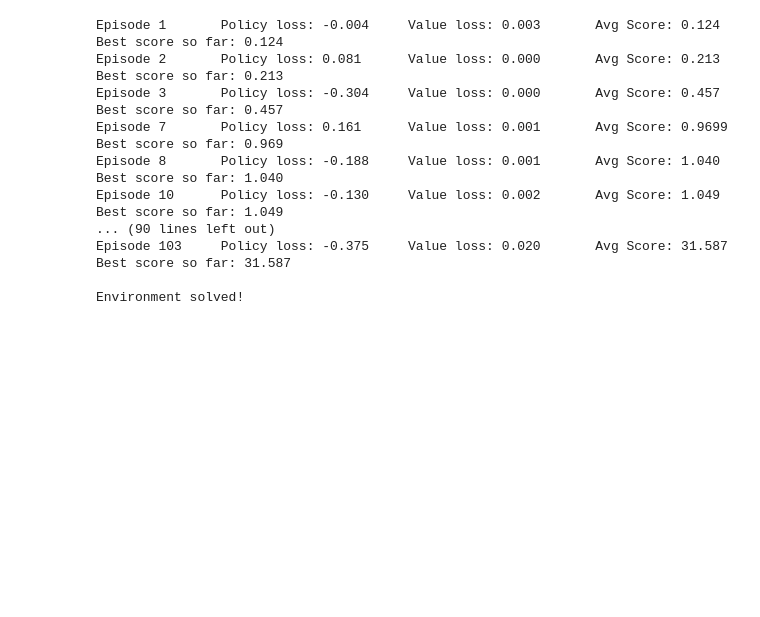
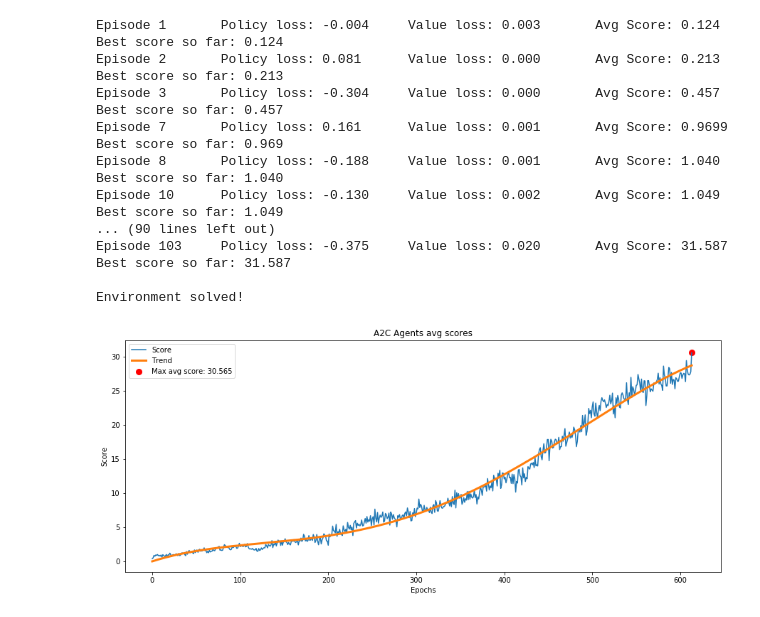
Before and after one commit to jscriptcoder/Reacher-Continues-Control, a Jupyter notebook: Continuous_Control.ipynb, the cells around one changed output. Drawn from its saved outputs; the diff is of its cells as text; code cells hidden in the pictures; blank space fills up the shorter version.

Commit message:
Plotting avg scores

```diff
--- a/Continuous_Control.ipynb
+++ b/Continuous_Control.ipynb
@@ -252,0 +255,6 @@ np.save('ppo_scores.npy', score)
+# %%
+a2c_scores = np.load('a2c_scores.npy')
+# %%
+plot_scores(a2c_scores, title='A2C Agents avg scores', polyfit_deg=4)
+# %% [output]
+[figure, added]
```
Also changed, not shown: parts of 3 cells of this notebook, 1 other file.
